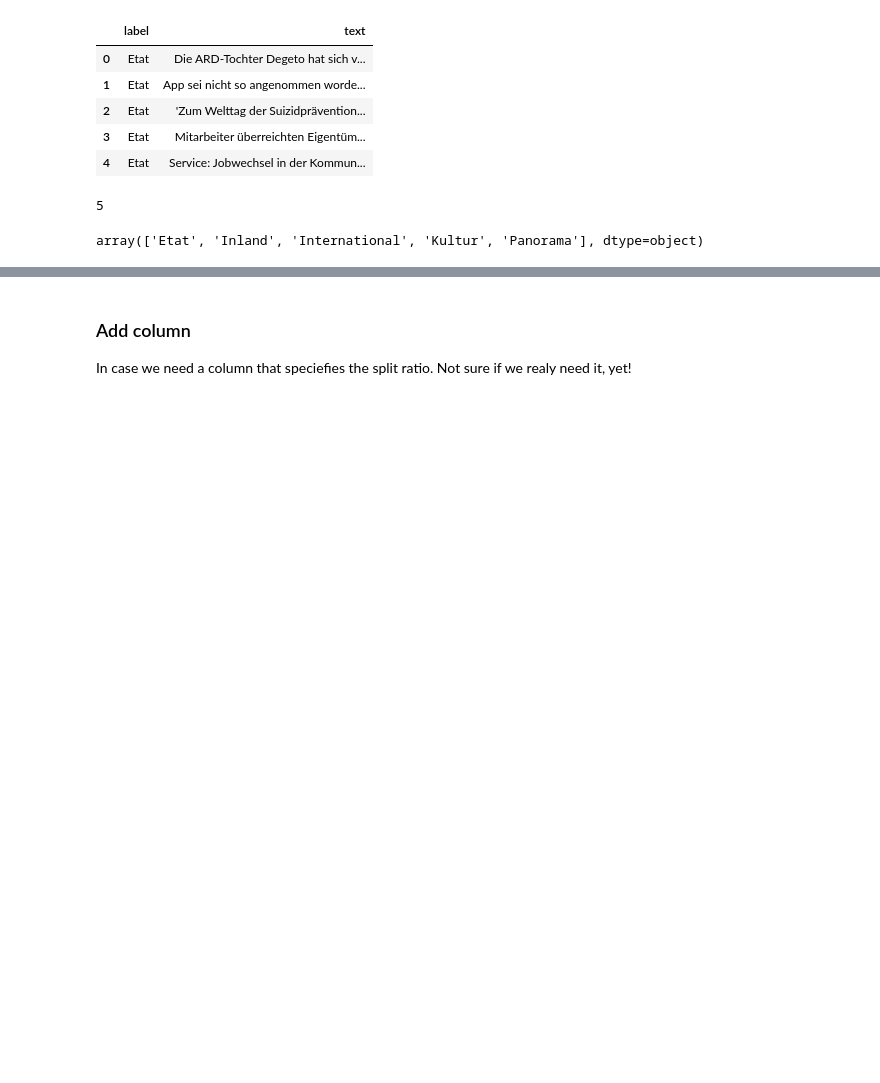
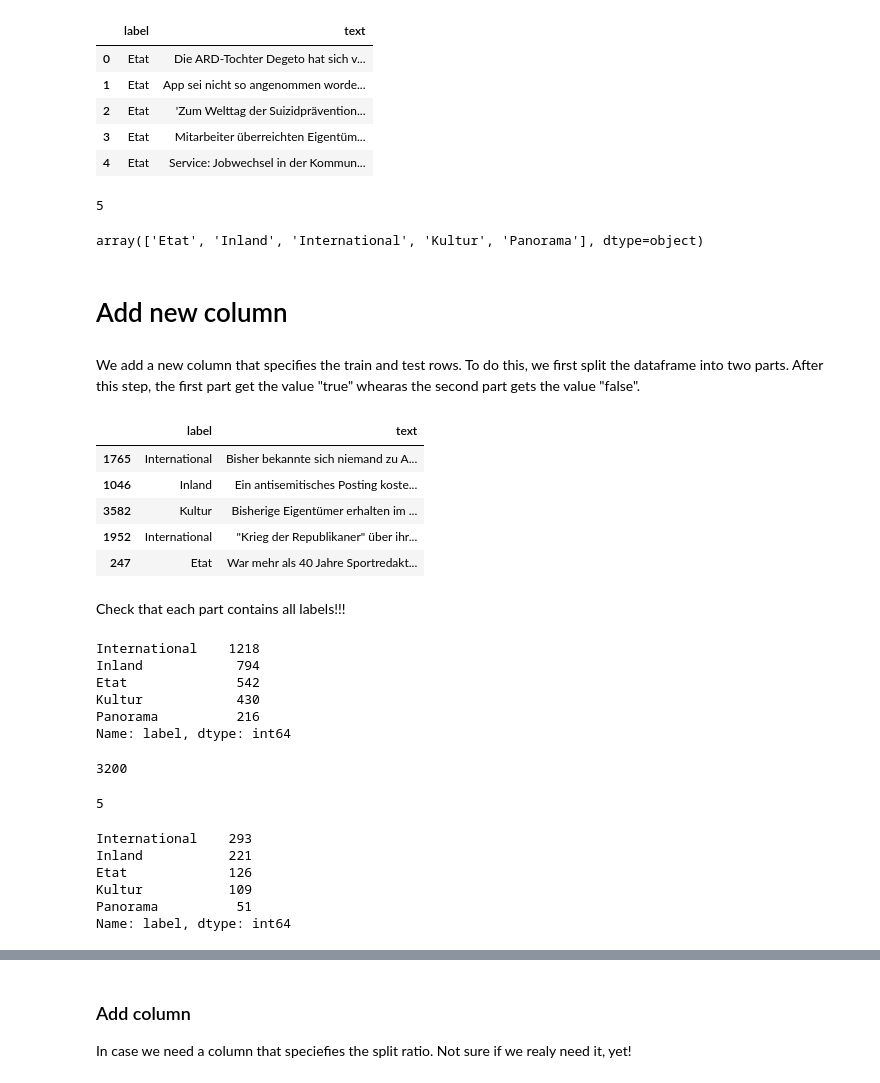
Before and after one commit to RaminParker/Text-Classification-Project-Collection, a Jupyter notebook: TextClassificationGerman.ipynb, the cells around one changed output, grey strips where cells are left out. Saved outputs shown, nothing was run; the diff lists cells and outputs as text; code cells hidden in the pictures; blank space fills up the shorter version.

```diff
--- a/TextClassificationGerman.ipynb
+++ b/TextClassificationGerman.ipynb
@@ -99,3 +102,7 @@ df['label'].nunique()
 df.label.unique()
 # %% [output]
 array(['Etat', 'Inland', 'International', 'Kultur', 'Panorama'], dtype=object)
+# %% [markdown]
+# Add new column
+# %% [markdown]
+We add a new column that specifies the train and test rows. To do this, we first split the dataframe into two parts. After this step, the first part get the value "true" whearas the second part gets the value "false".
@@ -101,0 +111,37 @@ array(['Etat', 'Inland', 'International', 'Kultur', 'Panorama'], dtype=object)
+# %%
+train_df.head()
+# %% [output]
+|  | label | text |
+| 1765 | International | Bisher bekannte sich niemand zu A... |
+| 1046 | Inland | Ein antisemitisches Posting koste... |
+| 3582 | Kultur | Bisherige Eigentümer erhalten im ... |
+| 1952 | International | "Krieg der Republikaner" über ihr... |
+| 247 | Etat | War mehr als 40 Jahre Sportredakt... |
+# %% [markdown]
+Check that each part contains all labels!!!
+# %%
+train_df['label'].value_counts() # check if df contains all labels
+# %% [output]
+International    1218
+Inland            794
+Etat              542
+Kultur            430
+Panorama          216
+Name: label, dtype: int64
+# %%
+len(train_df)
+# %% [output]
+3200
+# %%
+len(train_df['label'].unique()) # number of unique labels
+# %% [output]
+5
+# %%
+test_df['label'].value_counts() # check if df contains all labels
+# %% [output]
+International    293
+Inland           221
+Etat             126
+Kultur           109
+Panorama          51
+Name: label, dtype: int64
```
Also changed, not shown: parts of 28 cells of this notebook.
